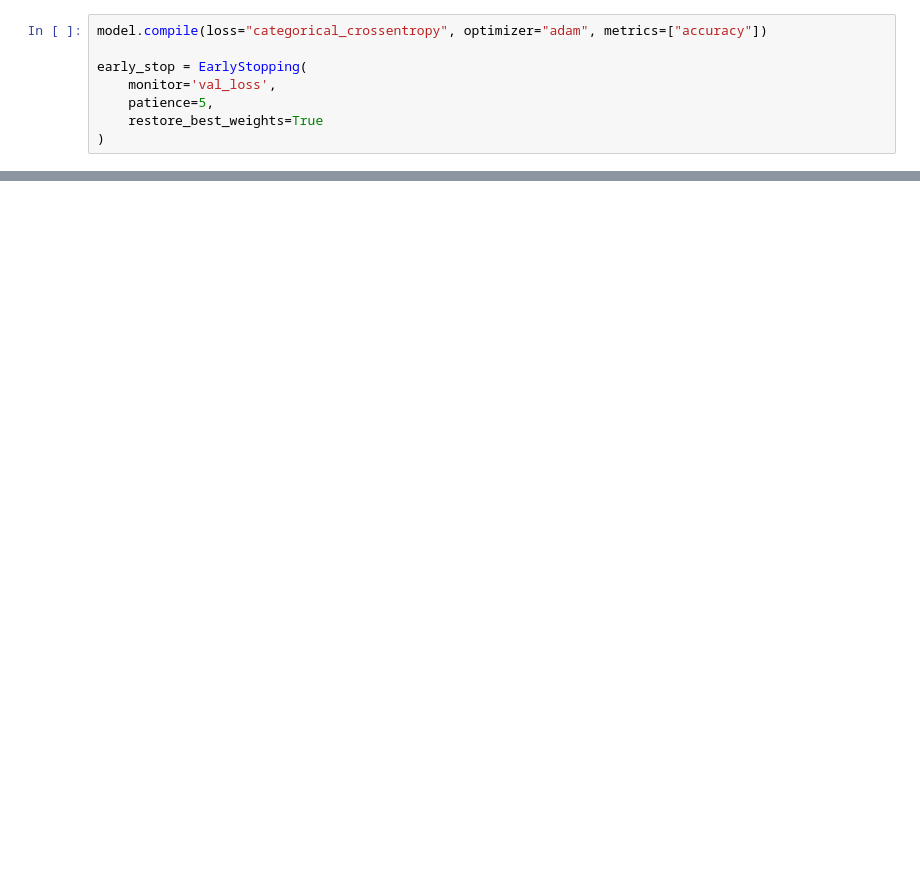
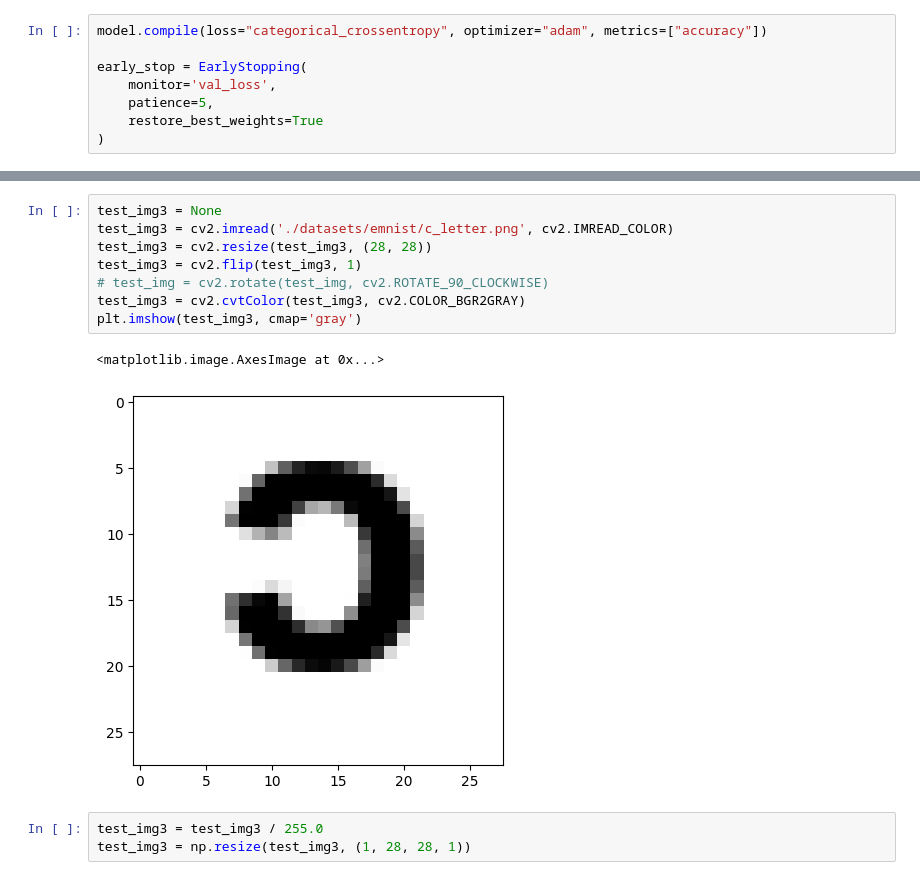
Before and after one commit to jresendiz27/CIC_AIDiploma2025, a Jupyter notebook: notebooks/EMNIST.ipynb, the cells around one changed output, grey strips where cells are left out. Cells and saved outputs as stored; diff of their text form; blank space fills up the shorter version.

```diff
--- a/notebooks/EMNIST.ipynb
+++ b/notebooks/EMNIST.ipynb
@@ -198,0 +190,14 @@ Predicted value: A
+# %%
+test_img3 = None
+test_img3 = cv2.imread('./datasets/emnist/c_letter.png', cv2.IMREAD_COLOR)
+test_img3 = cv2.resize(test_img3, (28, 28))
+test_img3 = cv2.flip(test_img3, 1)
+# test_img = cv2.rotate(test_img, cv2.ROTATE_90_CLOCKWISE)
+test_img3 = cv2.cvtColor(test_img3, cv2.COLOR_BGR2GRAY)
+plt.imshow(test_img3, cmap='gray')
+# %% [output]
+<matplotlib.image.AxesImage at 0x...>
+[figure, added]
+# %%
+test_img3 = test_img3 / 255.0
+test_img3 = np.resize(test_img3, (1, 28, 28, 1))
```
Also changed, not shown: parts of 16 cells of this notebook, 1 other file.
